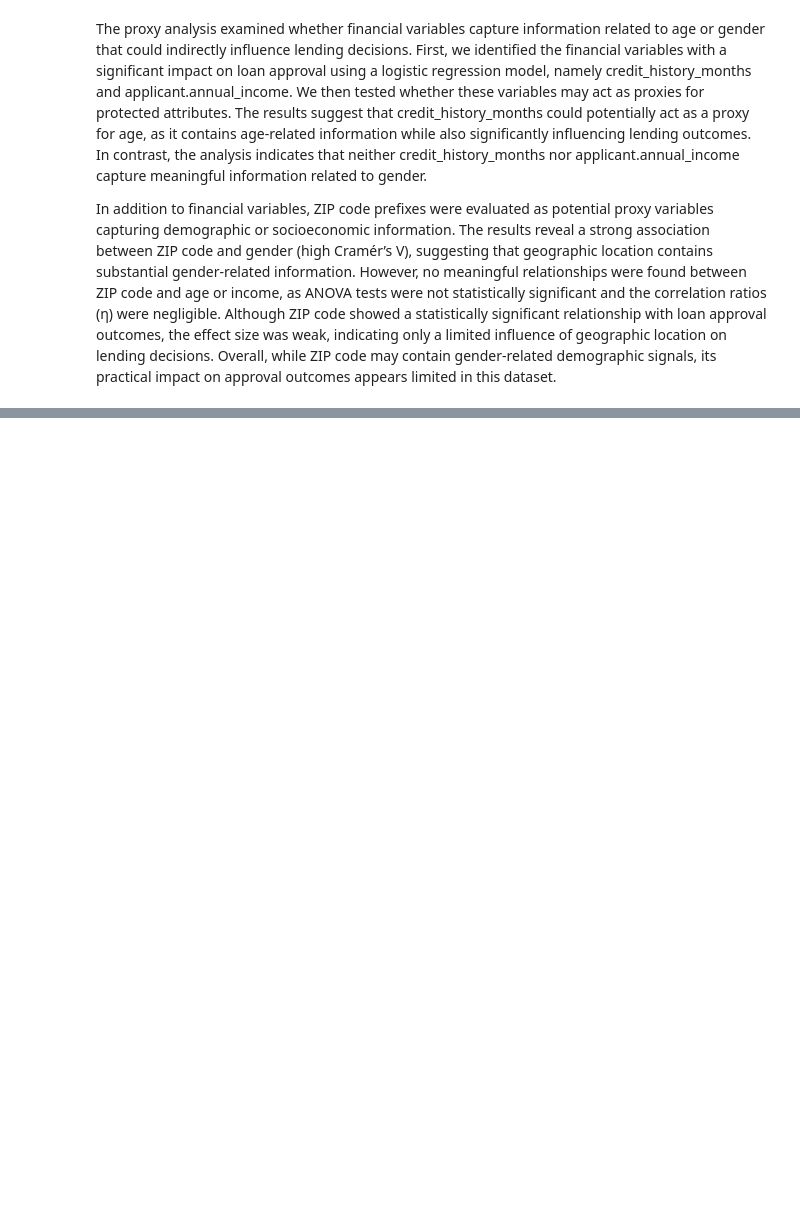
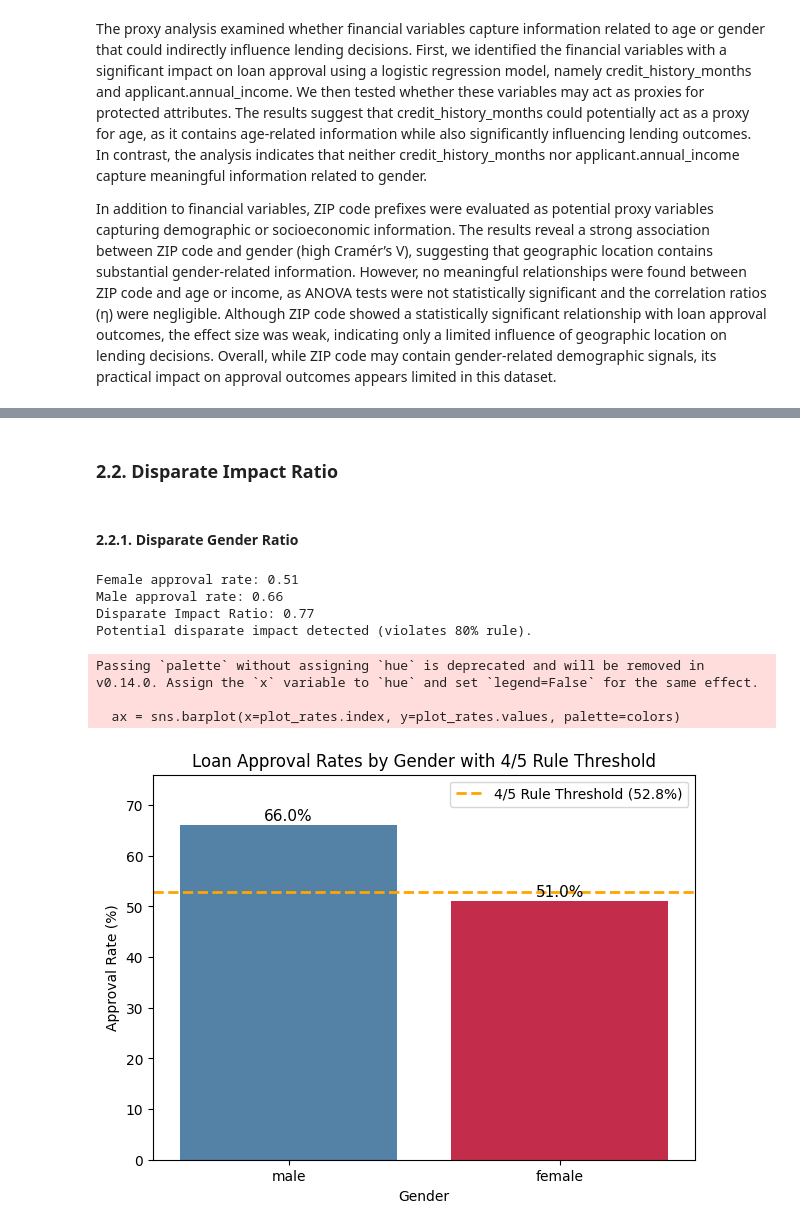
Before and after one commit to lauraaandrada/dego-project-team2, a Jupyter notebook: notebooks/02-bias-analysis.ipynb, the cells around one changed output, grey strips where cells are left out. Saved outputs shown, nothing was run; the diff lists cells and outputs as text; code cells hidden in the pictures; blank space fills up the shorter version.

```diff
--- a/notebooks/02-bias-analysis.ipynb
+++ b/notebooks/02-bias-analysis.ipynb
@@ -773,0 +851,69 @@ In addition to financial variables, ZIP code prefixes were evaluated as potentia
+# %% [markdown]
+### **2.2. Disparate Impact Ratio**
+# %% [markdown]
+#### **2.2.1. Disparate Gender Ratio**
+# %%
+gender_df = df[df["applicant_info.gender"].notna()]
+gender_df = gender_df[gender_df["applicant_info.gender"] != "unknown"]
+# %%
+# approval rate by gender
+approval_rates = gender_df.groupby("applicant_info.gender")["decision.loan_approved"].mean().round(2)
+
+female_rate = approval_rates["female"].round(2)
+male_rate = approval_rates["male"].round(2)
+
+di_ratio = (female_rate / male_rate).round(2)
+
+print("Female approval rate:", female_rate)
+print("Male approval rate:", male_rate)
+print("Disparate Impact Ratio:", di_ratio)
+
+if di_ratio < 0.8:
+    print("Potential disparate impact detected (violates 80% rule).")
+else:
+    print("No disparate impact detected.")
+# %% [output]
+Female approval rate: 0.51
+Male approval rate: 0.66
+Disparate Impact Ratio: 0.77
+Potential disparate impact detected (violates 80% rule).
+# %%
+# approval rates
+approval_rates = gender_df.groupby("applicant_info.gender")["decision.loan_approved"].mean().round(2)
+
+# keep only groups used for DI
+plot_rates = approval_rates[["male", "female"]] * 100
+
+male_rate = plot_rates["male"]
+female_rate = plot_rates["female"]
+
+# 4/5 rule threshold = 80% of reference group
+threshold = 0.8 * male_rate
+
+plt.figure(figsize=(7,5))
+
+# define colors: male = blue, female = red
+colors = ["steelblue", "crimson"]
+
+ax = sns.barplot(x=plot_rates.index, y=plot_rates.values, palette=colors)
+
+# labels on bars
+for i, v in enumerate(plot_rates.values):
+    ax.text(i, v + 1, f"{v:.1f}%", ha="center", fontsize=11)
+
+# threshold line
+plt.axhline(threshold, linestyle="--", linewidth=2, color="orange",
+            label=f"4/5 Rule Threshold ({threshold:.1f}%)")
+
+plt.ylabel("Approval Rate (%)")
+plt.xlabel("Gender")
+plt.title("Loan Approval Rates by Gender with 4/5 Rule Threshold")
+plt.ylim(0, max(plot_rates.max() + 10, threshold + 10))
+
+plt.legend()
+plt.show()
+# %% [output]
+Passing `palette` without assigning `hue` is deprecated and will be removed in v0.14.0. Assign the `x` variable to `hue` and set `legend=False` for the same effect.
+
+  ax = sns.barplot(x=plot_rates.index, y=plot_rates.values, palette=colors)
+[figure, added]
```
Also changed, not shown: parts of 27 cells of this notebook.
